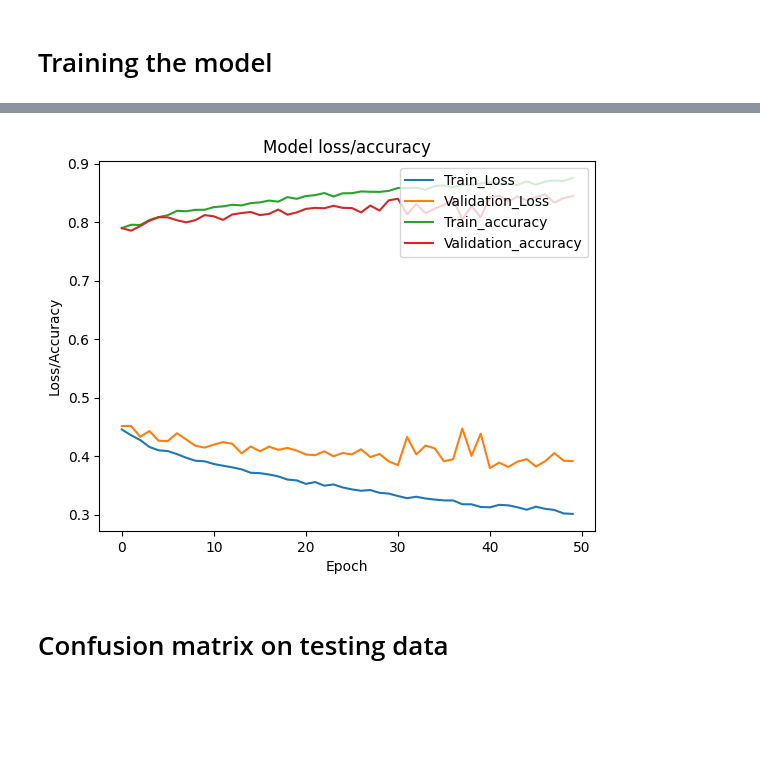
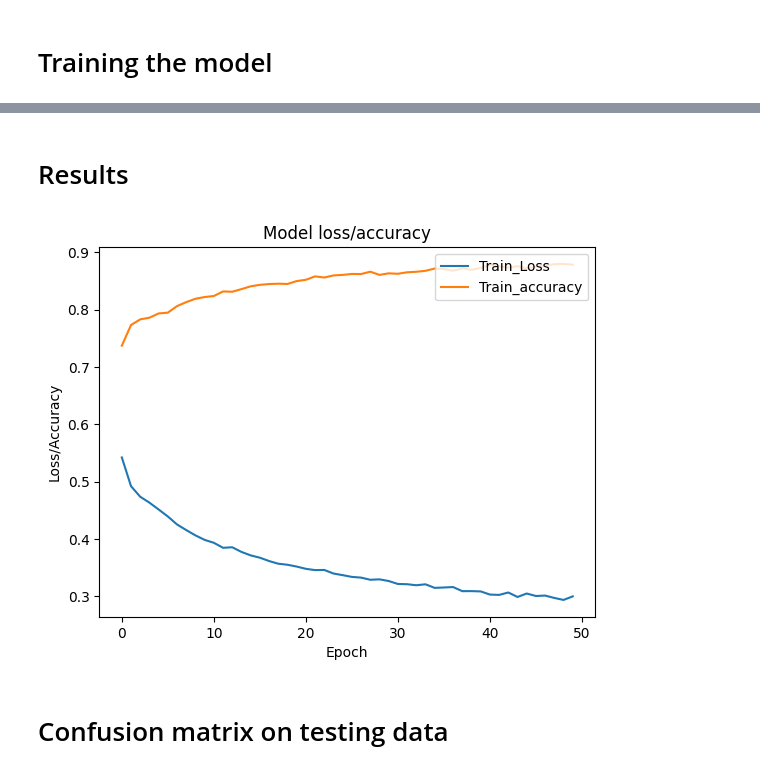
Before and after one commit to SN1004/Stroke_Prediction_Project, a Jupyter notebook: BM5020_PROJECT_Approach_1.ipynb, the cells around one changed output, grey strips where cells are left out. Cells and saved outputs as stored; diff of their text form; code cells hidden in the pictures; blank space fills up the shorter version.

```diff
--- a/BM5020_PROJECT.ipynb
+++ b/BM5020_PROJECT_Approach_1.ipynb
@@ -569,4 +490,5 @@ _________________________________________________________________
 # %%
-history_2 = model.fit(X_train,y_train,validation_data=[X_test,y_test],batch_size = 5,epochs =50)
+model = create_model()
+history = model.fit(X_train,y_train,batch_size = 5,epochs =50)
 # %% [output]
 Epoch 1/50
@@ -617,23 +531,15 @@ Feature 9 Importance 0.10470465
+# %% [markdown]
+# Results
 # %%
-# Plot training & validation loss values
-plt.plot(history_2.history['loss'])
-plt.plot(history_2.history['val_loss'])
-plt.plot(history_2.history['accuracy'])
-plt.plot(history_2.history['val_accuracy'])
+plt.plot(history.history['loss'])
+plt.plot(history.history['accuracy'])
 plt.title('Model loss/accuracy')
 plt.ylabel('Loss/Accuracy')
 plt.xlabel('Epoch')
-plt.legend(['Train_Loss', 'Validation_Loss','Train_accuracy', 'Validation_accuracy'], loc='upper right')
+plt.legend(['Train_Loss', 'Train_accuracy'], loc='upper right')
 plt.show()
-
-# # Plot training & validation accuracy values
-# plt.title('Model accuracy')
-# plt.ylabel('Accuracy')
-# plt.xlabel('Epoch')
-# plt.legend(['Train', 'Validation'], loc='upper right')
-# plt.show()
 # %% [output]
-[figure, old version]
+[figure, new version]
 # %% [markdown]
 # Confusion matrix on testing data
 # %%
```
Also changed, not shown: parts of 29 cells of this notebook, 3 other files.
